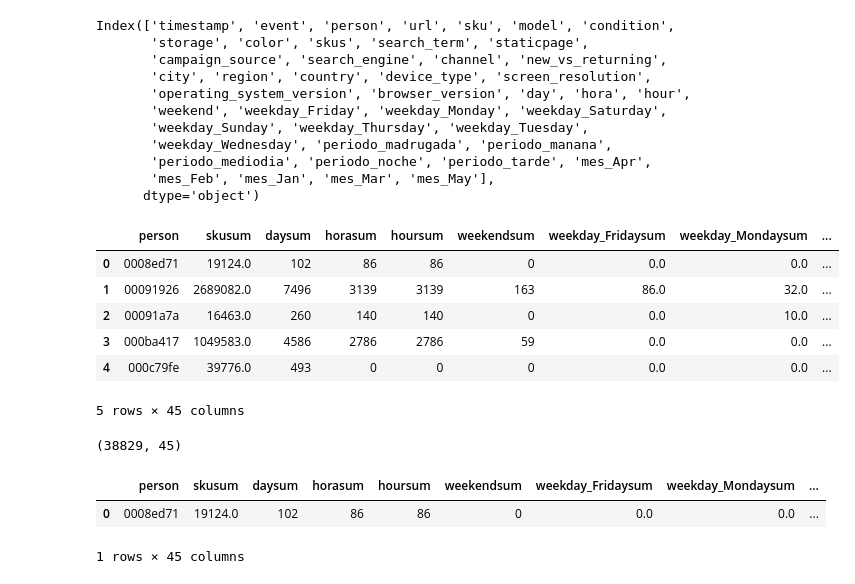
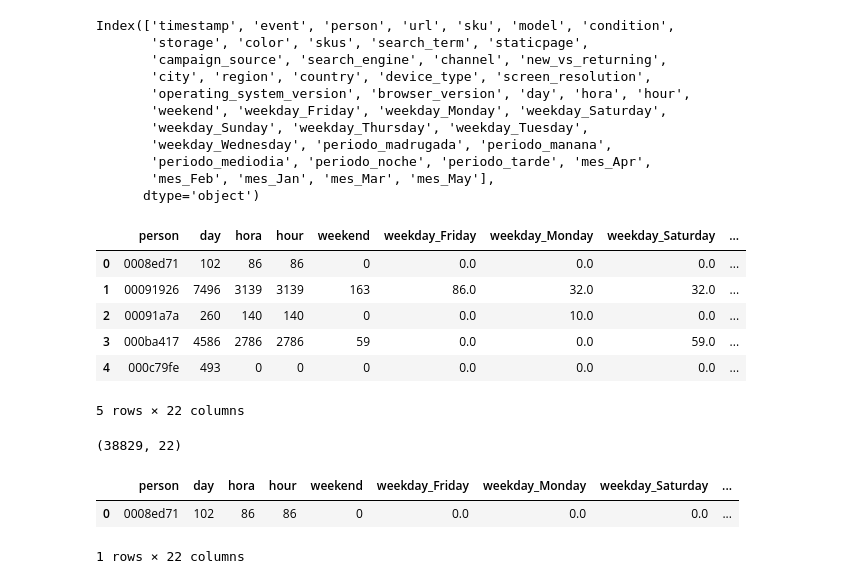
Before and after one commit to camilaserra5/tp2_machine_learning, a Jupyter notebook: features/features_dias.ipynb, the cells around one changed output. Drawn from its saved outputs; the diff is of its cells as text; code cells hidden in the pictures.

```diff
--- a/features/features_dias.ipynb
+++ b/features/features_dias.ipynb
@@ -96,25 +96,25 @@ events = events[['person',  'day', 'hora', 'hour', 'weekend', 'weekday_Friday',
        'mes_Mar', 'mes_May']]
 # %%
 features = events.groupby('person').sum().reset_index()
-features = pd.merge(features, events.groupby('person').mean().reset_index(), on='person', how='inner',suffixes=['sum','mean'])
+#features = pd.merge(features, events.groupby('person').mean().reset_index(), on='person', how='inner',suffixes=['sum','mean'])
 features.head()
 # %% [output]
-|  | person | skusum | daysum | horasum | hoursum | weekendsum | weekday_Fridaysum | weekday_Mondaysum | ... |
-| 0 | 0008ed71 | 19124.0 | 102 | 86 | 86 | 0 | 0.0 | 0.0 | ... |
-| 1 | 00091926 | 2689082.0 | 7496 | 3139 | 3139 | 163 | 86.0 | 32.0 | ... |
-| 2 | 00091a7a | 16463.0 | 260 | 140 | 140 | 0 | 0.0 | 10.0 | ... |
-| 3 | 000ba417 | 1049583.0 | 4586 | 2786 | 2786 | 59 | 0.0 | 0.0 | ... |
-| 4 | 000c79fe | 39776.0 | 493 | 0 | 0 | 0 | 0.0 | 0.0 | ... |
+|  | person | day | hora | hour | weekend | weekday_Friday | weekday_Monday | weekday_Saturday | ... |
+| 0 | 0008ed71 | 102 | 86 | 86 | 0 | 0.0 | 0.0 | 0.0 | ... |
+| 1 | 00091926 | 7496 | 3139 | 3139 | 163 | 86.0 | 32.0 | 32.0 | ... |
+| 2 | 00091a7a | 260 | 140 | 140 | 0 | 0.0 | 10.0 | 0.0 | ... |
+| 3 | 000ba417 | 4586 | 2786 | 2786 | 59 | 0.0 | 0.0 | 59.0 | ... |
+| 4 | 000c79fe | 493 | 0 | 0 | 0 | 0.0 | 0.0 | 0.0 | ... |
-5 rows × 45 columns
+5 rows × 22 columns
 # %%
 features.shape
 # %% [output]
-(38829, 45)
+(38829, 22)
 # %%
 features.head(1)
 # %% [output]
-|  | person | skusum | daysum | horasum | hoursum | weekendsum | weekday_Fridaysum | weekday_Mondaysum | ... |
-| 0 | 0008ed71 | 19124.0 | 102 | 86 | 86 | 0 | 0.0 | 0.0 | ... |
+|  | person | day | hora | hour | weekend | weekday_Friday | weekday_Monday | weekday_Saturday | ... |
+| 0 | 0008ed71 | 102 | 86 | 86 | 0 | 0.0 | 0.0 | 0.0 | ... |
-1 rows × 45 columns
+1 rows × 22 columns
 # %%
 features.to_csv('features_dias.csv',index=False)
```
Also changed, not shown: 3 other files.
